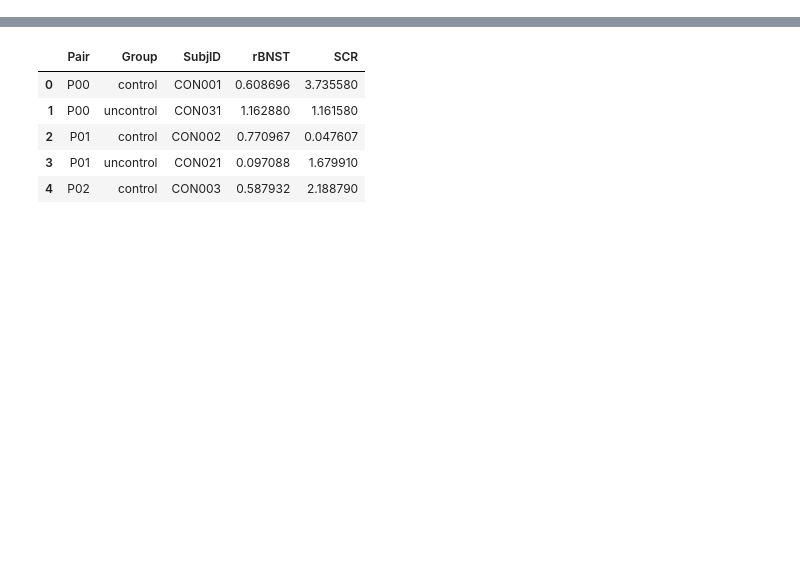
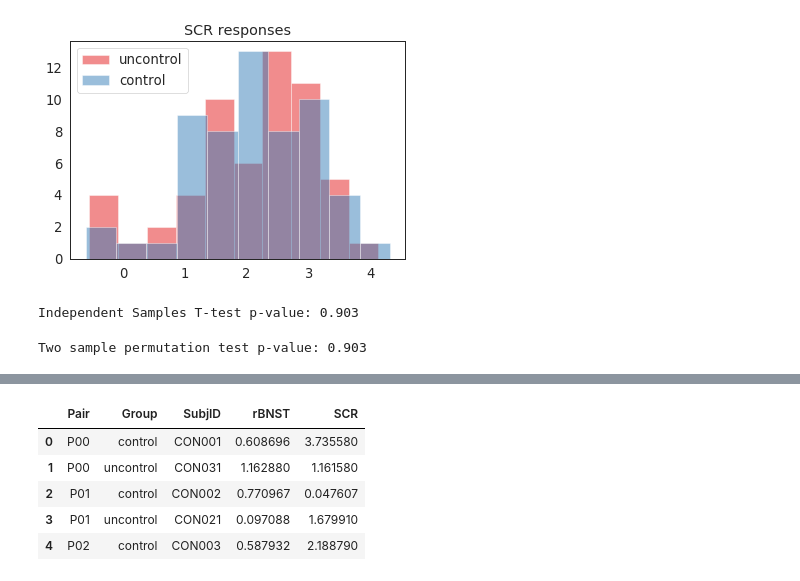
Before and after one commit to chirag90in/eCON_old, a Jupyter notebook: eCON/06b-SCR_analysis.ipynb, the cells around one changed output, grey strips where cells are left out. Saved outputs shown, nothing was run; the diff lists cells and outputs as text; code cells hidden in the pictures; blank space fills up the shorter version.

```diff
--- a/eCON/06b-SCR_analysis.ipynb
+++ b/eCON/06b-SCR_analysis.ipynb
@@ -60,0 +72,10 @@ else:
+# %%
+uncon_scr = df[df.columns[~df.columns.isin(rois)]][df['Group']=='uncontrol']['SCR'].values
+con_scr = df[df.columns[~df.columns.isin(rois)]][df['Group']=='control']['SCR'].values
+
+_=plt.hist(uncon_scr,alpha=0.5,color=cmap.colors[0],label='uncontrol')
+_=plt.hist(con_scr,alpha=0.5,color=cmap.colors[1],label='control')
+_=plt.title('SCR responses')
+_=plt.legend()
+# %% [output]
+[figure, added]
@@ -60,0 +95,9 @@ else:
+# %%
+print('Independent Samples T-test p-value: %.3f' %(ttest_ind(uncon_scr,con_scr)[1]))
+# %% [output]
+Independent Samples T-test p-value: 0.903
+# %%
+samp_dist, p_val = ind_samp_perm_test(uncon_scr,con_scr,50000)
+print('Two sample permutation test p-value: %.3f' %(p_val))
+# %% [output]
+Two sample permutation test p-value: 0.903
```
Also changed, not shown: parts of 19 cells of this notebook, 1 other file.
